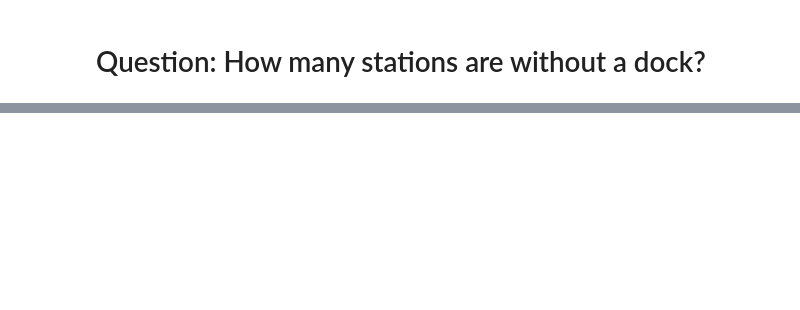
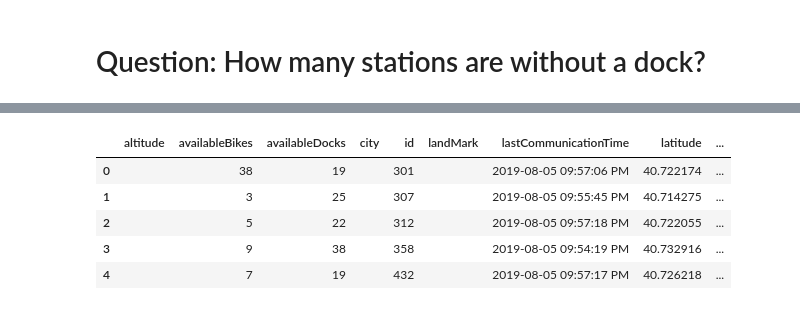
Before and after one commit to ygchan/Citibike, a Jupyter notebook: citibike_current_availability.ipynb, the cells around one changed output, grey strips where cells are left out. Cells and saved outputs as stored; diff of their text form; code cells hidden in the pictures; blank space fills up the shorter version.

```diff
--- a/citibike_current_availability.ipynb
+++ b/citibike_current_availability.ipynb
@@ -57,4 +57,5 @@ station_df.head(5)
 # %%
+station = station_df.copy()
 station_df = station_df[['id',
                          'stationName',
                          'availableBikes',
@@ -155,0 +153,9 @@ from mpl_toolkits.basemap import Basemap
+# %%
+station.head(5)
+# %% [output]
+|  | altitude | availableBikes | availableDocks | city | id | landMark | lastCommunicationTime | latitude | ... |
+| 0 |  | 38 | 19 |  | 301 |  | 2019-08-05 09:57:06 PM | 40.722174 | ... |
+| 1 |  | 3 | 25 |  | 307 |  | 2019-08-05 09:55:45 PM | 40.714275 | ... |
+| 2 |  | 5 | 22 |  | 312 |  | 2019-08-05 09:57:18 PM | 40.722055 | ... |
+| 3 |  | 9 | 38 |  | 358 |  | 2019-08-05 09:54:19 PM | 40.732916 | ... |
+| 4 |  | 7 | 19 |  | 432 |  | 2019-08-05 09:57:17 PM | 40.726218 | ... |
```
Also changed, not shown: parts of 11 cells of this notebook.
